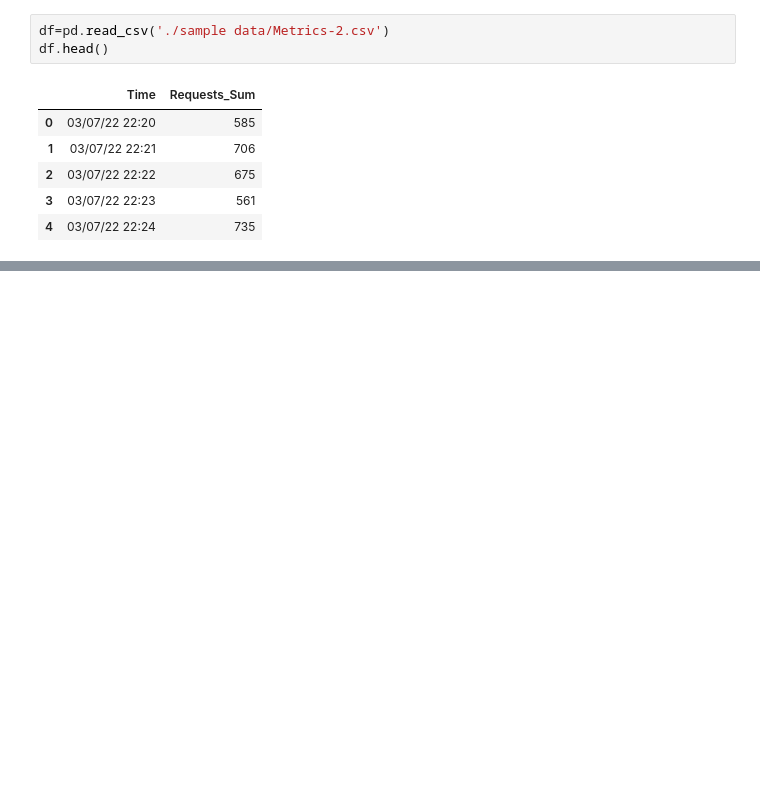
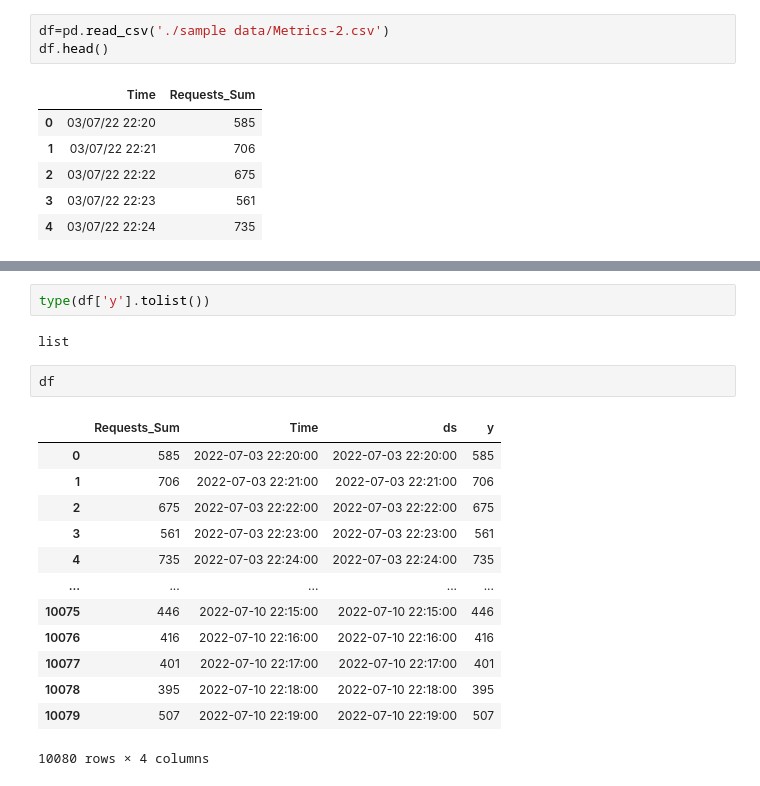
Before and after one commit to xmigrate/xforecast, a Jupyter notebook: forecast_experiments/prophet_exp_02.ipynb, the cells around one changed output, grey strips where cells are left out. Cells and saved outputs as stored; diff of their text form; blank space fills up the shorter version.

```diff
--- a/forecast_experiments/prophet_exp_02.ipynb
+++ b/forecast_experiments/prophet_exp_02.ipynb
@@ -132,0 +184,20 @@ len(df_11)
+# %%
+type(df['y'].tolist())
+# %% [output]
+list
+# %%
+df
+# %% [output]
+|  | Requests_Sum | Time | ds | y |
+| 0 | 585 | 2022-07-03 22:20:00 | 2022-07-03 22:20:00 | 585 |
+| 1 | 706 | 2022-07-03 22:21:00 | 2022-07-03 22:21:00 | 706 |
+| 2 | 675 | 2022-07-03 22:22:00 | 2022-07-03 22:22:00 | 675 |
+| 3 | 561 | 2022-07-03 22:23:00 | 2022-07-03 22:23:00 | 561 |
+| 4 | 735 | 2022-07-03 22:24:00 | 2022-07-03 22:24:00 | 735 |
+| ... | ... | ... | ... | ... |
+| 10075 | 446 | 2022-07-10 22:15:00 | 2022-07-10 22:15:00 | 446 |
+| 10076 | 416 | 2022-07-10 22:16:00 | 2022-07-10 22:16:00 | 416 |
+| 10077 | 401 | 2022-07-10 22:17:00 | 2022-07-10 22:17:00 | 401 |
+| 10078 | 395 | 2022-07-10 22:18:00 | 2022-07-10 22:18:00 | 395 |
+| 10079 | 507 | 2022-07-10 22:19:00 | 2022-07-10 22:19:00 | 507 |
+10080 rows × 4 columns
```
Also changed, not shown: parts of 20 cells of this notebook, 7 other files.
